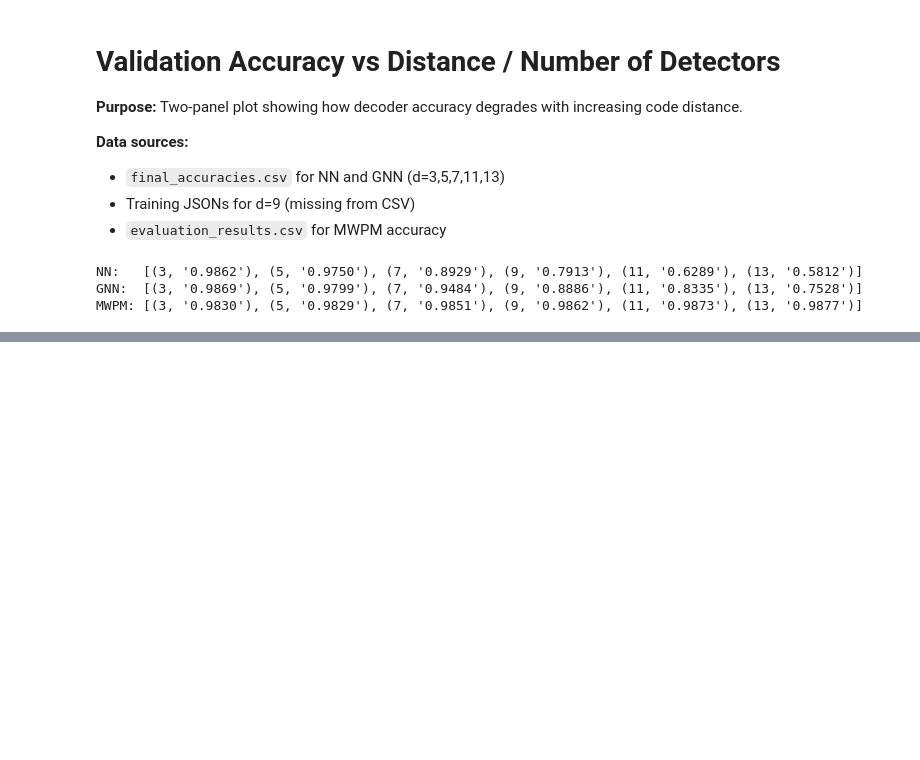
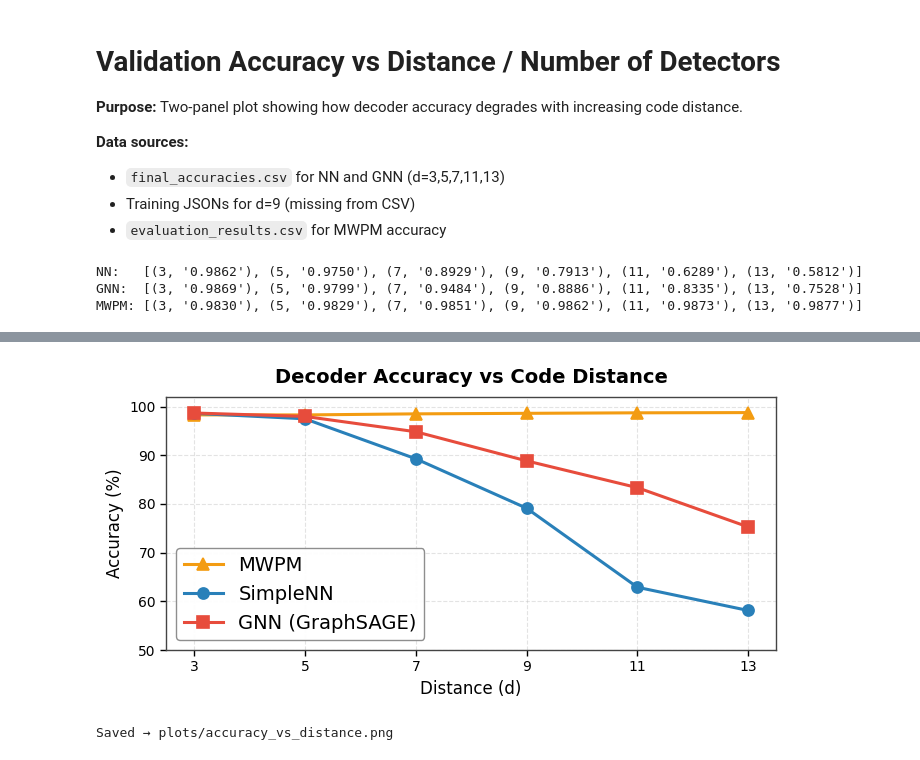
Before and after one commit to billxby/quantum-error-correction, a Jupyter notebook: code/gSAGE/distances/graphing.ipynb, the cells around one changed output, grey strips where cells are left out. Drawn from its saved outputs; the diff is of its cells as text; code cells hidden in the pictures; blank space fills up the shorter version.

```diff
--- a/code/gSAGE/distances/graphing.ipynb
+++ b/code/gSAGE/distances/graphing.ipynb
@@ -318,0 +253,48 @@ Saved → plots/accuracy_vs_distance.png
+# %%
+STYLE = {
+    'NN':   {'label': 'SimpleNN',        'color': '#2980B9', 'marker': 'o'},
+    'GNN':  {'label': 'GNN (GraphSAGE)', 'color': '#E74C3C', 'marker': 's'},
+    'MWPM': {'label': 'MWPM',            'color': '#F39C12', 'marker': '^'},
+}
+
+distances_all = [3, 5, 7, 9, 11, 13]
+
+fig, ax = plt.subplots(figsize=(7, 3.6))
+
+def plot_one(ax, x, y, key, zorder=3):
+    s = STYLE[key]
+    y_pct = [v * 100 for v in y]
+    ax.plot(x, y_pct,
+            marker=s['marker'], linestyle='-', color=s['color'],
+            linewidth=2.2, markersize=8,
+            markeredgecolor=s['color'], markeredgewidth=1.2,
+            label=s['label'], zorder=zorder)
+
+plot_one(ax, mwpm_distances, mwpm_accuracies, 'MWPM', zorder=2)
+plot_one(ax, nn_distances,   nn_accuracies,   'NN',   zorder=3)
+plot_one(ax, gnn_distances,  gnn_accuracies,  'GNN',  zorder=3)
+
+ax.set_title('Decoder Accuracy vs Code Distance', fontsize=14, fontweight='bold', pad=10)
+ax.set_xlabel('Distance (d)', fontsize=12)
+ax.set_ylabel('Accuracy (%)', fontsize=12)
+ax.set_xticks(distances_all)
+ax.set_xticklabels([str(d) for d in distances_all])
+ax.set_ylim(50, 102)
+ax.tick_params(axis='both', labelsize=10, width=1, length=4)
+ax.grid(True, alpha=0.35, linewidth=0.8, linestyle='--')
+ax.set_axisbelow(True)
+for spine in ax.spines.values():
+    spine.set_linewidth(1)
+    spine.set_edgecolor('#444444')
+ax.legend(fontsize=14, frameon=True, fancybox=True,
+          shadow=False, framealpha=0.95, edgecolor='#888888',
+          loc='lower left')
+
+plt.tight_layout()
+plt.savefig(PLOTS_DIR / "accuracy_vs_distance.png", dpi=200, bbox_inches='tight',
+            facecolor='white', edgecolor='none')
+plt.show()
+print(f"Saved → {PLOTS_DIR / 'accuracy_vs_distance.png'}")
+# %% [output]
+[figure, added]
+Saved → plots/accuracy_vs_distance.png
```
Also changed, not shown: parts of 4 cells of this notebook, 7 other files.
